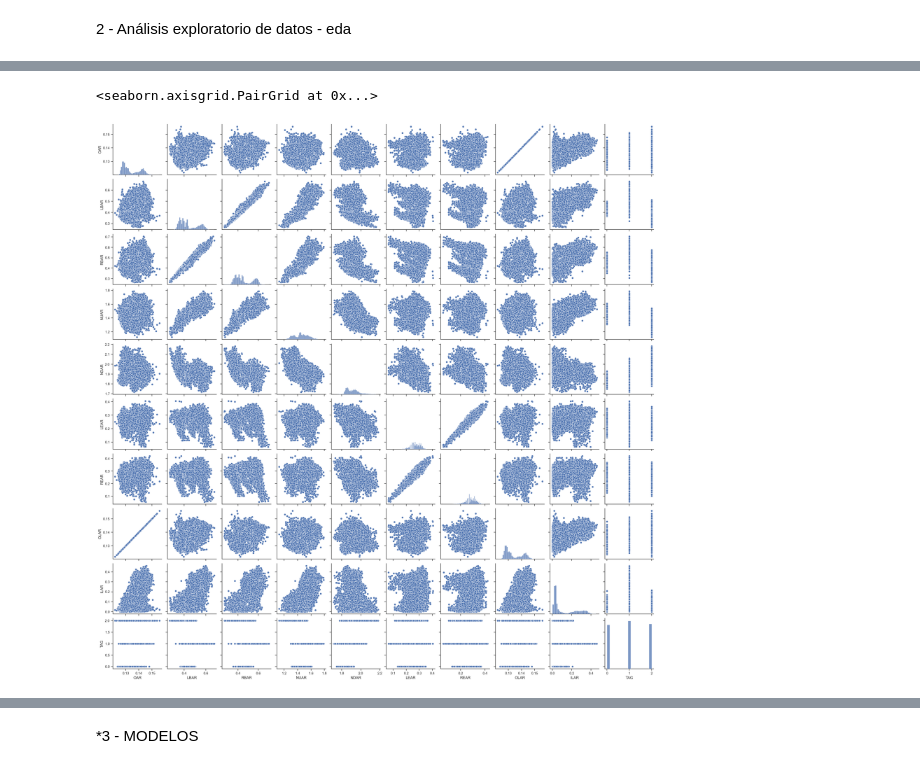
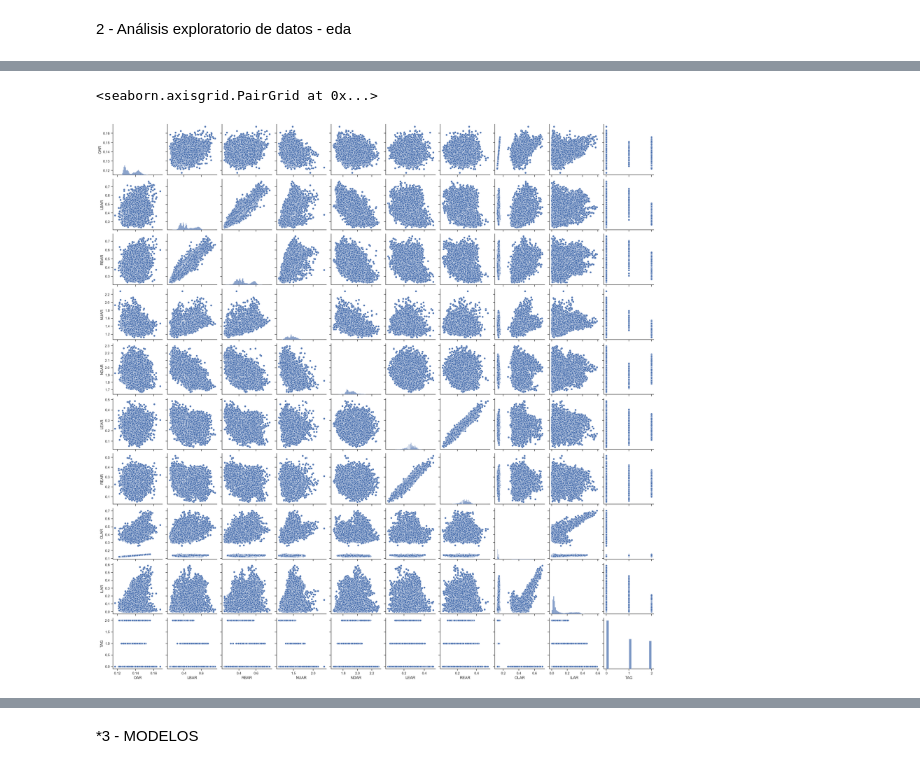
Before and after one commit to DanielOlivera/709-application, a Jupyter notebook: TP_Jupyter.ipynb, the cells around one changed output, grey strips where cells are left out. Cells and saved outputs as stored; diff of their text form; code cells hidden in the pictures.

```diff
--- a/TP_Jupyter.ipynb
+++ b/TP_Jupyter.ipynb
@@ -87,0 +36,10 @@ main_df.describe().T
+# %%
+neutral = pd.read_csv('D:\MCD709\data\\0_709_neutral.csv')
+surprise = pd.read_csv('D:\MCD709\data\\1_709_surprise.csv')
+angry = pd.read_csv('D:\MCD709\data\\2_709_angry.csv')
+# %%
+df = [neutral, surprise, angry]
+df = pd.concat(df)
+df = df.sample(frac=1, random_state=15193).reset_index()
+df = df.drop('index', axis=1)
+df.head()
@@ -87,0 +82,11 @@ main_df.describe().T
+# %%
+df['TAG'] = df['TAG'].astype(int)
+print(df.dtypes,'\n')
+valores_nulos = df.isnull().sum()
+print("Cantidad de valores nulos por columna:")
+print(valores_nulos)
+total_valores_nulos_train = valores_nulos.sum()
+if total_valores_nulos_train > 0:
+    print(f"Total de valores nulos en el DataFrame: {total_valores_nulos_train}")
+else:
+    print("No existen valores nulos en el DataFrame.")
@@ -95,6 +121,6 @@ axC = sns.heatmap(correlacion,annot=True,fmt='.0%',cmap="gist_heat_r")
 # %%
 sns.set(style = "ticks")
-sns.pairplot(main_df)
+sns.pairplot(df)
 # %% [output]
 <seaborn.axisgrid.PairGrid at 0x...>
-[figure, old version]
+[figure, new version]
```
Also changed, not shown: parts of 40 cells of this notebook, 12 other files.
